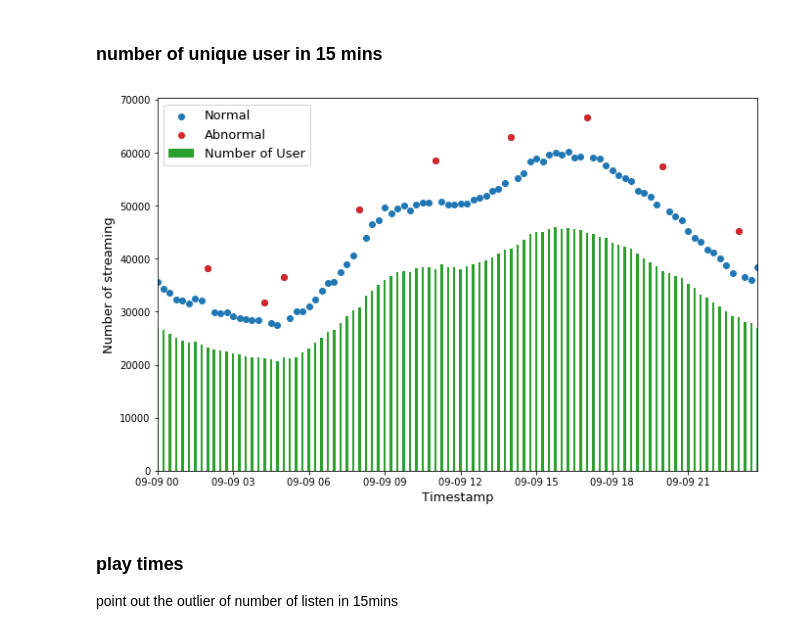
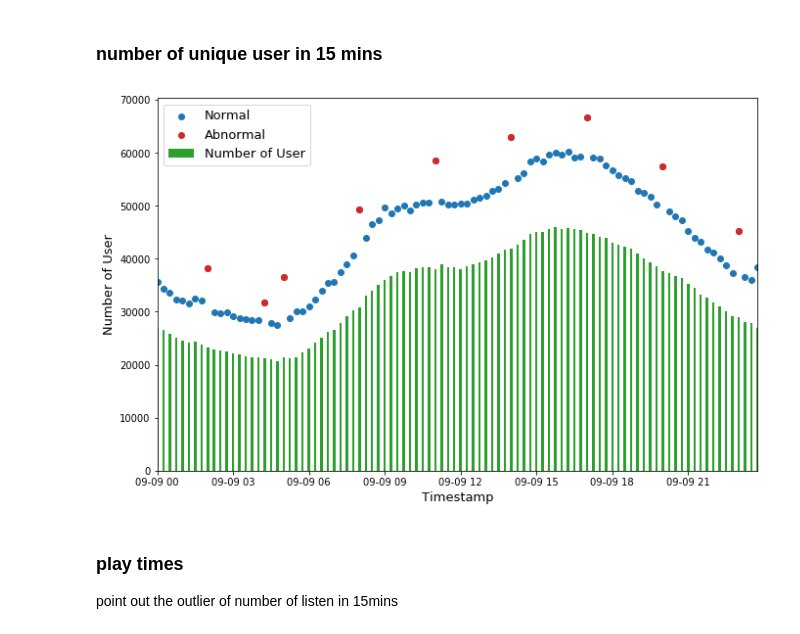
Before and after one commit to Trudie/Streaming_Fault_Detection, a Jupyter notebook: EDA.ipynb, the cells around one changed output. Drawn from its saved outputs; the diff is of its cells as text; code cells hidden in the pictures.

```diff
--- a/EDA.ipynb
+++ b/EDA.ipynb
@@ -255,19 +255,19 @@ user_cnt_time = streams.groupby('timestamp')['user_id'].nunique()
 # %%
 plt.figure(figsize=(11, 7))
 
 plt.scatter(x=time_group.index, y=time_group.values, color=colors[0], label='Normal')
 plt.scatter(x=time_group.loc[outlier].index, y=time_group.loc[outlier].values, color=colors[3], label='Abnormal')
 
 plt.bar(user_cnt_time.index, user_cnt_time.values,color=colors[2],width=0.004, label='Number of User')
 
 plt.xlim(min(time_group.index), max(time_group.index))
 plt.xlabel('Timestamp', size=13)
-plt.ylabel('Number of streaming', size=13)
+plt.ylabel('Number of User', size=13)
 plt.legend(prop={'size': 13})
 
 plt.show()
 # %% [output]
-[figure, old version]
+[figure, new version]
 # %% [markdown]
 ### play times
 point out the outlier of number of listen in 15mins
```
Also changed, not shown: parts of 6 cells of this notebook.
